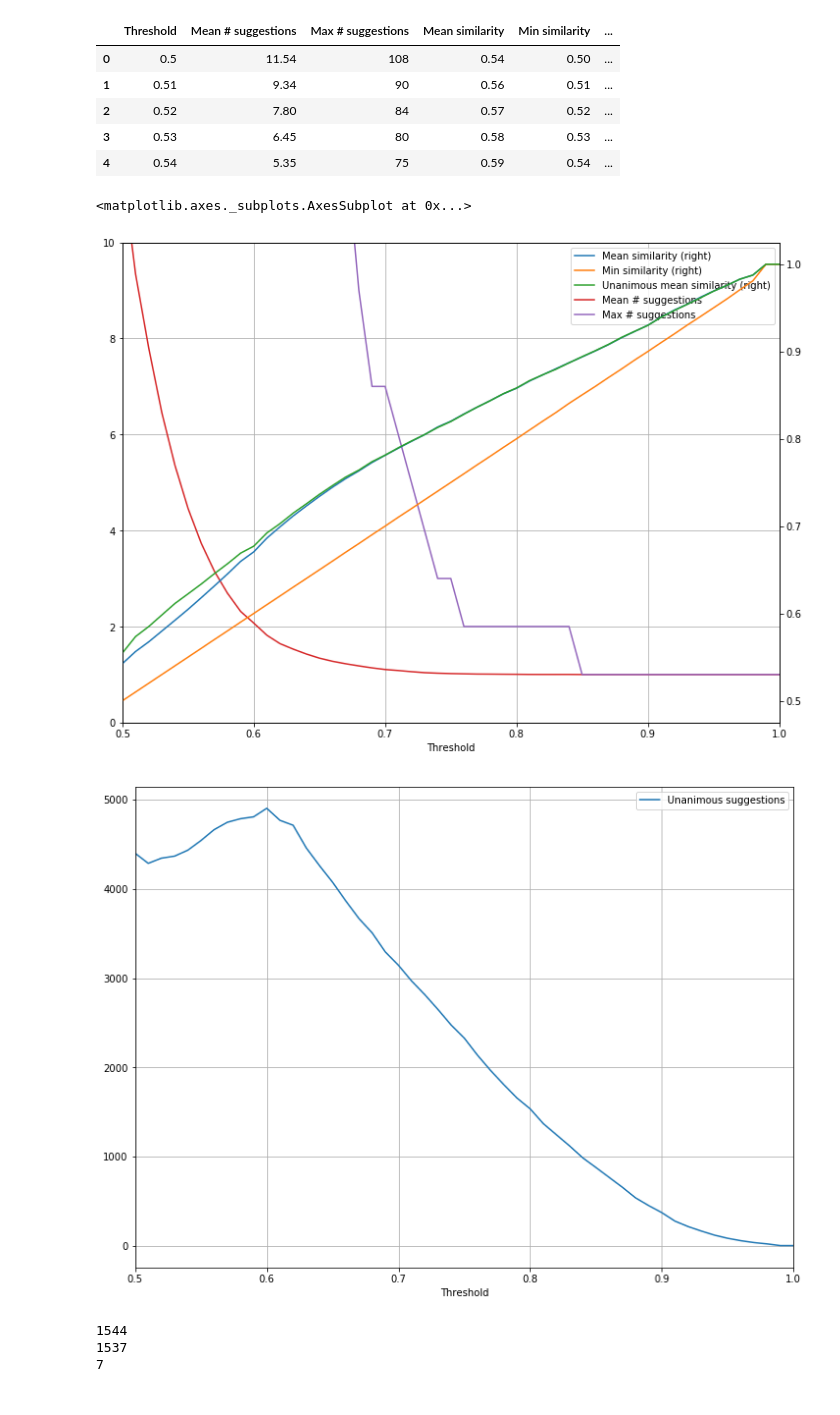
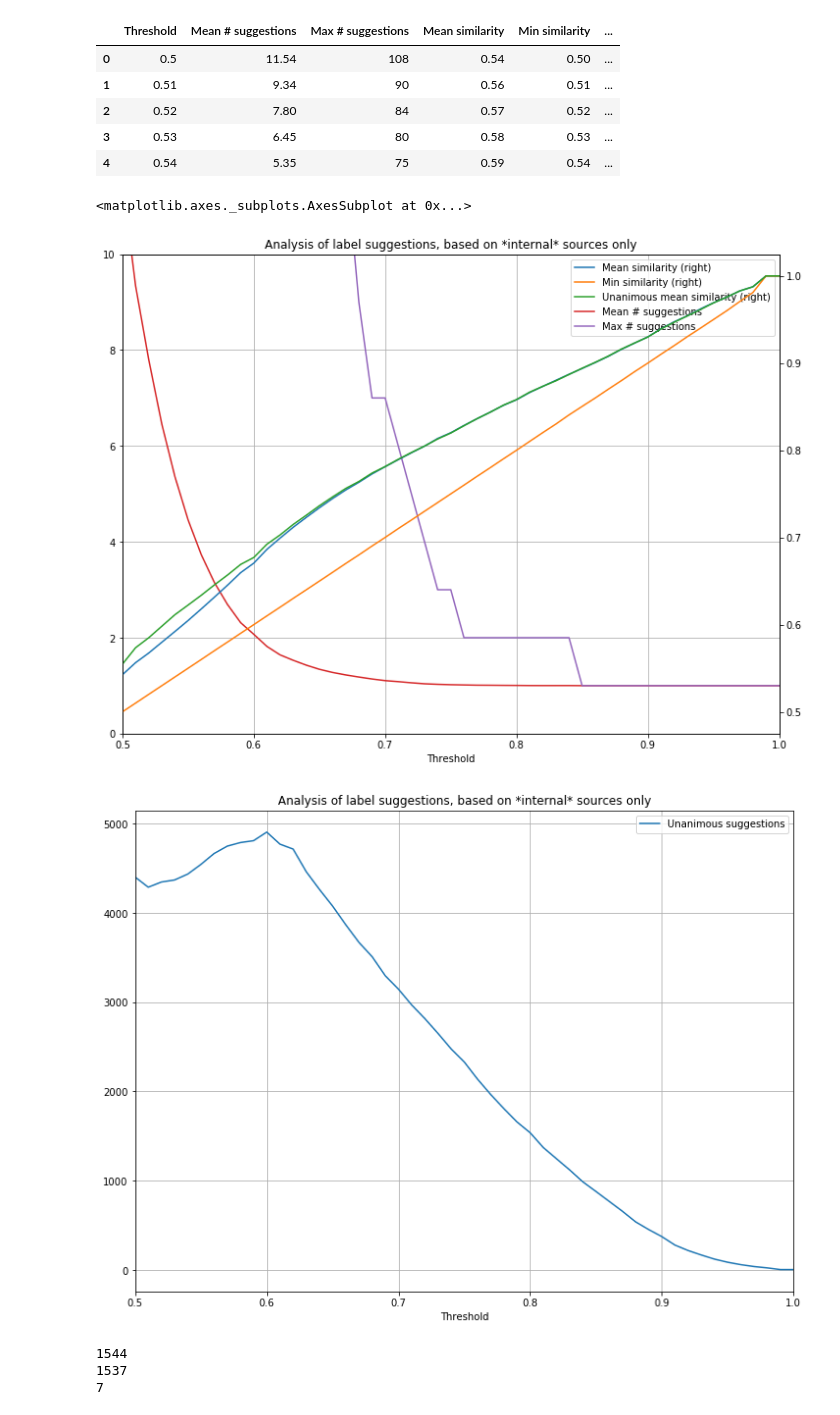
Before and after one commit to jraiskin/Automated_categorization_medication, a Jupyter notebook: suggest_from_unlabeled_data.ipynb, the cells around one changed output. Saved outputs shown, nothing was run; the diff lists cells and outputs as text; code cells hidden in the pictures.

```diff
--- a/suggest_from_unlabeled_data.ipynb
+++ b/suggest_from_unlabeled_data.ipynb
@@ -363,30 +364,32 @@ label_suggestion_summary_formatted
 # %%
 label_suggestion_summary.plot(x='Threshold',
                               y=['Mean similarity',
                                  'Min similarity',
                                  'Unanimous mean similarity',
                                  'Mean # suggestions',
                                  'Max # suggestions'],
 #                               secondary_y=['Mean # suggestions',
 #                                            'Max # suggestions'],
                               secondary_y=['Mean similarity',
                                            'Min similarity',
                                            'Unanimous mean similarity'],
                               figsize=(12, 9) ,  # (width, height)
                               ylim=(0,10),
+                              title='Analysis of label suggestions, based on *internal* sources only',
                               grid=True,
                               kind='line')
 
 label_suggestion_summary.plot(x='Threshold',
                               y=['Unanimous suggestions'],
                               figsize=(12, 9) ,  # (width, height)
+                              title='Analysis of label suggestions, based on *internal* sources only',
                               grid=True,
                               kind='line')
 # .axhline(y=0.002,xmin=0,xmax=3,c="blue",linewidth=0.5,zorder=0)
 # %% [output]
 <matplotlib.axes._subplots.AxesSubplot at 0x...>
-[figure, old version]
+[figure, new version]
-[figure, old version]
+[figure, new version]
 # %%
 # after selecting a threshold
 # retrieve data again and export to CSV file
```
Also changed, not shown: parts of 25 cells of this notebook, 1 other file.
